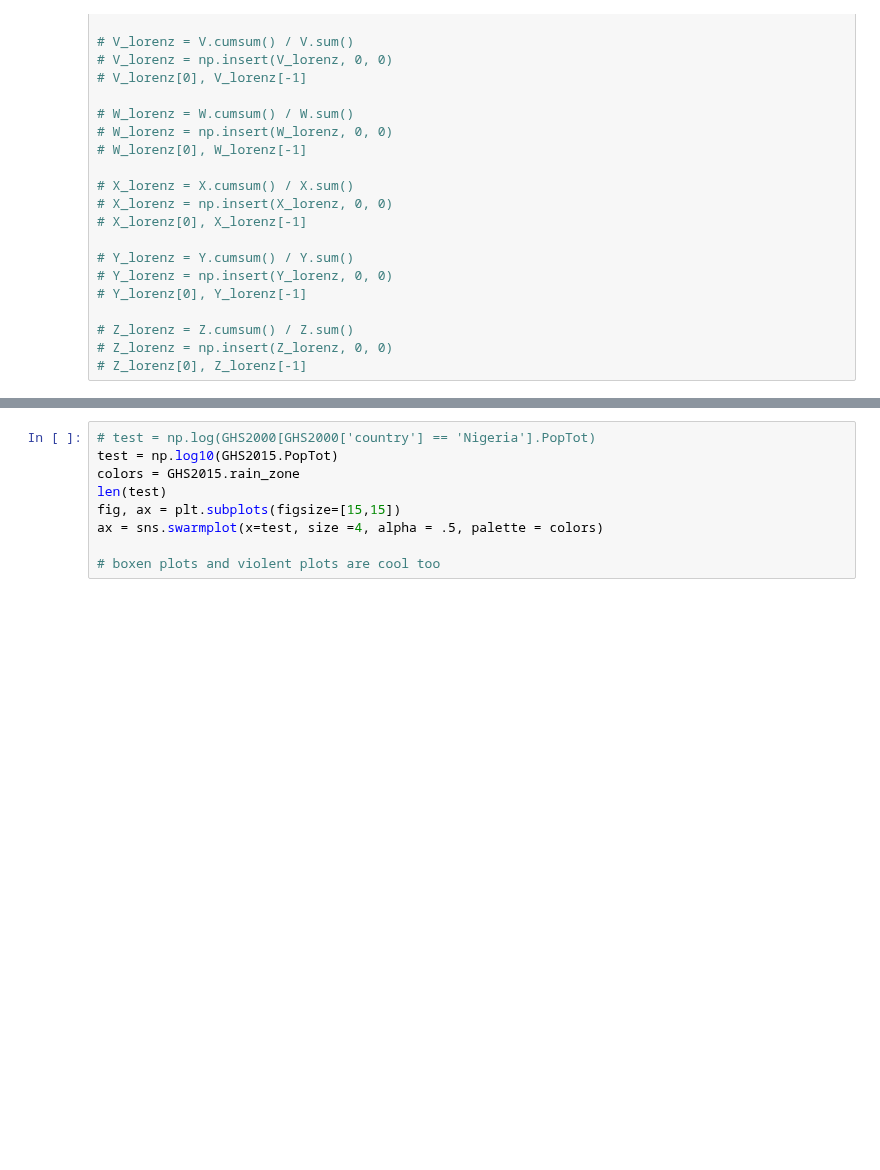
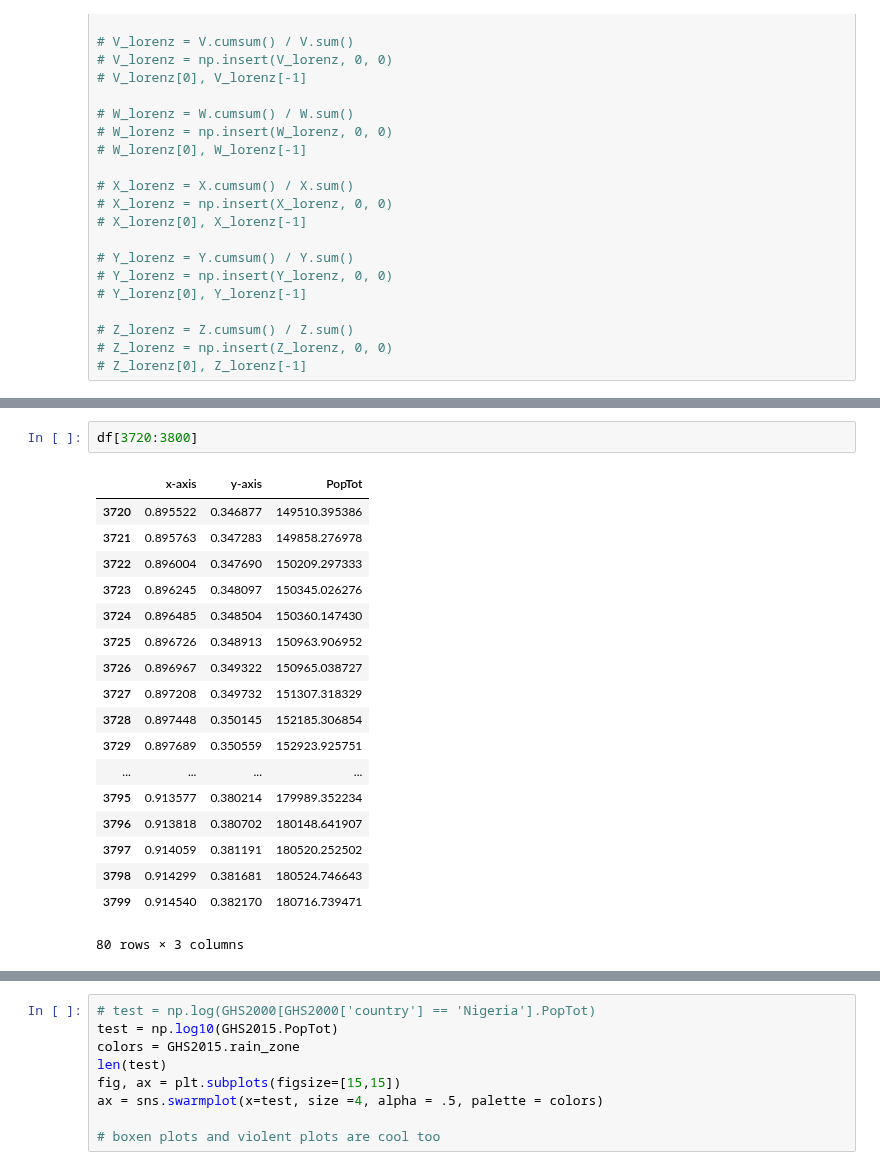
Before and after one commit to cascadet/AfricaUrbanPop, a Jupyter notebook: notebooks/jupyter/Lorenz_Curves .ipynb, the cells around one changed output, grey strips where cells are left out. Saved outputs shown, nothing was run; the diff lists cells and outputs as text; blank space fills up the shorter version.

```diff
--- a/notebooks/jupyter/Lorenz_Curves .ipynb
+++ b/notebooks/jupyter/Lorenz_Curves .ipynb
@@ -418,3 +427,24 @@ Y_lorenz[0], Y_lorenz[-1]
+# %%
+df[3720:3800]
+# %% [output]
+|  | x-axis | y-axis | PopTot |
+| 3720 | 0.895522 | 0.346877 | 149510.395386 |
+| 3721 | 0.895763 | 0.347283 | 149858.276978 |
+| 3722 | 0.896004 | 0.347690 | 150209.297333 |
+| 3723 | 0.896245 | 0.348097 | 150345.026276 |
+| 3724 | 0.896485 | 0.348504 | 150360.147430 |
+| 3725 | 0.896726 | 0.348913 | 150963.906952 |
+| 3726 | 0.896967 | 0.349322 | 150965.038727 |
+| 3727 | 0.897208 | 0.349732 | 151307.318329 |
+| 3728 | 0.897448 | 0.350145 | 152185.306854 |
+| 3729 | 0.897689 | 0.350559 | 152923.925751 |
+| ... | ... | ... | ... |
+| 3795 | 0.913577 | 0.380214 | 179989.352234 |
+| 3796 | 0.913818 | 0.380702 | 180148.641907 |
+| 3797 | 0.914059 | 0.381191 | 180520.252502 |
+| 3798 | 0.914299 | 0.381681 | 180524.746643 |
+| 3799 | 0.914540 | 0.382170 | 180716.739471 |
+80 rows × 3 columns
 # %%
 %matplotlib inline
 
```
Also changed, not shown: parts of 7 cells of this notebook, 1 other file.
